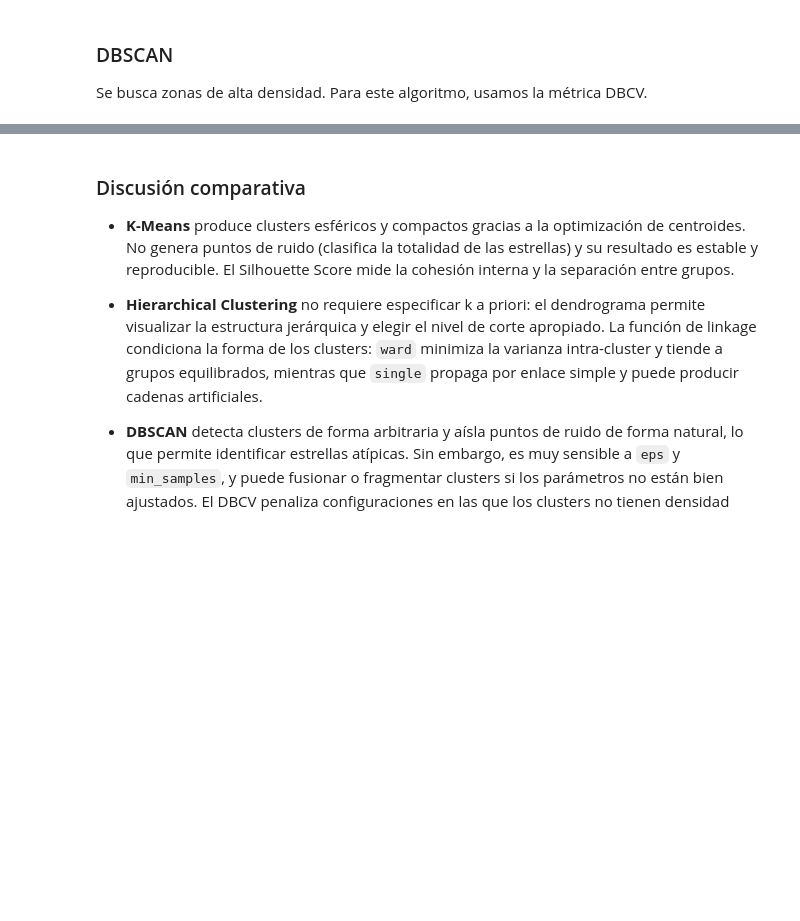
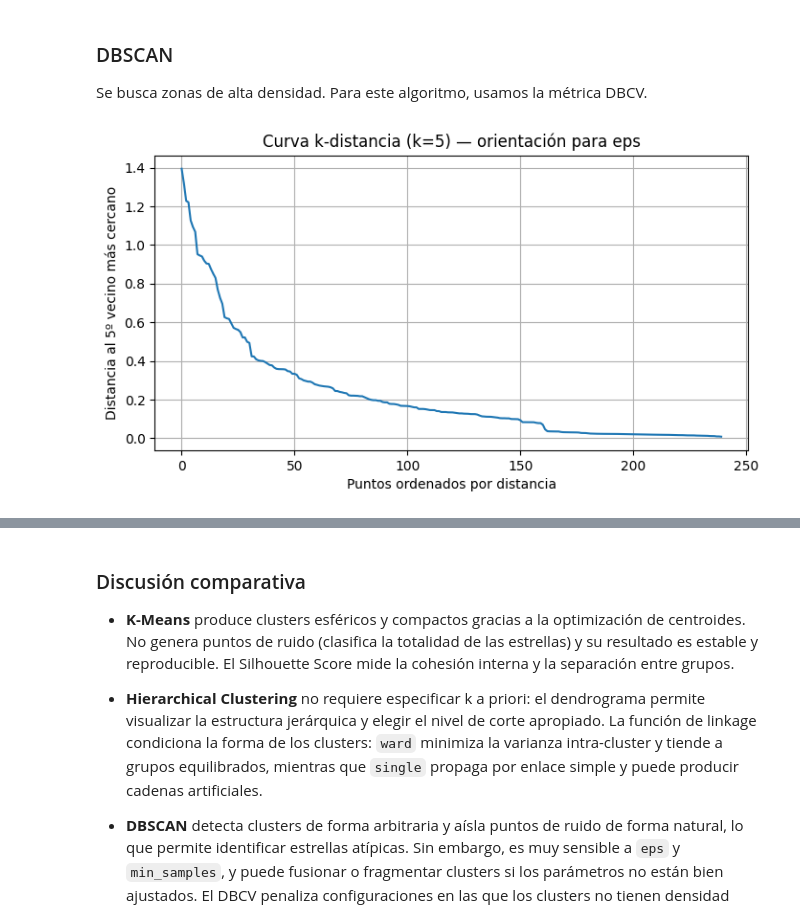
Before and after one commit to grialv1/P2-Aprendizaje-Automatico, a Jupyter notebook: practica2.ipynb, the cells around one changed output, grey strips where cells are left out. Cells and saved outputs as stored; diff of their text form; code cells hidden in the pictures; blank space fills up the shorter version.

```diff
--- a/practica2.ipynb
+++ b/practica2.ipynb
@@ -13,7 +13,7 @@ import numpy as np
 from sklearn.preprocessing import OrdinalEncoder
 
 # 1. Cargar el dataset
-df = pd.read_csv("starts_data.csv")
+df = pd.read_csv("stars_data.csv")
 
 # 2. Limpieza de la variable 'Color'
 # Unificamos los datos para que salgan de una misma forma
@@ -21,14 +21,16 @@ df['Color'] = df['Color'].str.lower().str.replace('-', ' ').str.strip()
 
 # Mapeo de unificación para agrupar términos sinónimos o muy similares
 color_unification = {
-    'blue white': 'blue-white',
-    'blue-white': 'blue-white',
+    'blue white':         'blue-white',
     'pale yellow orange': 'yellow-orange',
-    'white-yellow': 'yellow-white',
-    'yellowish white': 'yellow-white',
-    'yellowish': 'yellow',
-    'whitish': 'white'
+    'white yellow':       'yellow-white',
+    'yellow white':       'yellow-white',
+    'yellowish white':    'yellow-white',
+    'yellowish':          'yellow',
+    'whitish':            'white',
+    'orange red':         'orange',
 }
+
 df['Color'] = df['Color'].replace(color_unification)
 
 # 3. Definición del orden jerárquico (Ordinal)
@@ -215,63 +261,81 @@ from sklearn.neighbors import NearestNeighbors
 
 # Heurística k-distance para orientar la elección de eps
 k_nn = 5
-nbrs = NearestNeighbors(n_neighbors=k_nn).fit(df_pca)
-distances, _ = nbrs.kneighbors(df_pca)
+nbrs = NearestNeighbors(n_neighbors=k_nn).fit(X_pca)
+distances, _ = nbrs.kneighbors(X_pca)
 k_distances = np.sort(distances[:, k_nn - 1])[::-1]
 
 plt.figure(figsize=(8, 4))
 plt.plot(k_distances)
 plt.title(f'Curva k-distancia (k={k_nn}) — orientación para eps')
 plt.xlabel('Puntos ordenados por distancia')
 plt.ylabel(f'Distancia al {k_nn}º vecino más cercano')
 plt.grid(True)
 plt.show()
 
-# Grid search evaluado con DBCV
-eps_values   = [0.2, 0.3, 0.4, 0.5, 0.6, 0.7, 0.8, 1.0]
+# Grid adaptativo basado en los percentiles de la curva k-distance
+eps_values = np.round(np.linspace(
+    np.percentile(k_distances, 30),
+    np.percentile(k_distances, 95),
+    8
+), 3).tolist()
 min_s_values = [3, 5, 7, 10]
+print(f"Rango de eps a probar: {eps_values}\n")
 
 best_dbcv          = -np.inf
 best_eps           = None
 best_min_samples   = None
 best_dbscan_labels = None
 
-print(f"{'eps':>5}  {'min_s':>6}  {'clusters':>8}  {'ruido':>6}  {'DBCV':>8}")
-print("-" * 42)
+print(f"{'eps':>6}  {'min_s':>6}  {'clusters':>8}  {'ruido':>6}  {'DBCV':>8}")
+print("-" * 44)
 for eps in eps_values:
     for min_samples in min_s_values:
-        dbscan = DBSCAN(eps=eps, min_samples=min_samples)
-        labels = dbscan.fit_predict(X_pca)
-
+        labels = DBSCAN(eps=eps, min_samples=min_samples).fit_predict(X_pca)
         labels_set = set(labels)
         n_clusters = len(labels_set) - (1 if -1 in labels_set else 0)
+        n_noise    = int(np.sum(labels == -1))
 
         if n_clusters > 1:
             try:
-                score = hdbscan.validity.dbcv(X_pca, labels)
-                print(f"Hiperparámetros -> eps: {eps}, min_samples: {min_samples} | Clusters: {n_clusters} | DBCV Score: {score:.4f}")
+                score = hdbscan.validity.validity_index(
+                    X_pca.astype(np.float64), labels
+                )
+                print(f"{eps:>6.3f}  {min_samples:>6d}  {n_clusters:>8d}  "
+                      f"{n_noise:>6d}  {score:>8.4f}")
+                if score > best_dbcv:
+                    best_dbcv          = score
+                    best_eps           = eps
+                    best_min_samples   = min_samples
+                    best_dbscan_labels = labels
             except Exception as e:
-                continue
+                print(f"  [DBCV error eps={eps}, min_s={min_samples}]: {e}")
 
-print(f"\nMejor configuración → eps={best_eps}, min_samples={best_min_samples}, DBCV={best_dbcv:.4f}")
-n_final_clusters = len(set(best_dbscan_labels)) - 1
-n_noise_final    = int(np.sum(best_dbscan_labels == -1))
-print(f"Clusters: {n_final_clusters}  |  Puntos de ruido: {n_noise_final} ({100*n_noise_final/len(best_dbscan_labels):.1f}%)")
+if best_dbscan_labels is None:
+    print("\n  Ninguna combinación produjo más de 1 cluster válido.")
+else:
+    print(f"\nMejor configuración → eps={best_eps}, min_samples={best_min_samples}, "
+          f"DBCV={best_dbcv:.4f}")
 
-# Scatter plot con ruido diferenciado
-mask_core  = best_dbscan_labels != -1
-mask_noise = best_dbscan_labels == -1
+    n_final_clusters = len(set(best_dbscan_labels)) - (1 if -1 in best_dbscan_labels else 0)
+    n_noise_final    = int(np.sum(best_dbscan_labels == -1))
+    print(f"Clusters: {n_final_clusters}  |  Puntos de ruido: {n_noise_final} "
+          f"({100*n_noise_final/len(best_dbscan_labels):.1f}%)")
 
-plt.figure(figsize=(8, 6))
-sc = plt.scatter(df_pca.loc[mask_core,  'PC1'], df_pca.loc[mask_core,  'PC2'],
-                 c=best_dbscan_labels[mask_core], cmap='tab10',
-                 alpha=0.7, edgecolors='k', s=50, label='Cluster')
-plt.scatter(df_pca.loc[mask_noise, 'PC1'], df_pca.loc[mask_noise, 'PC2'],
-            c='black', marker='x', s=80, label=f'Ruido ({n_noise_final} pts)', zorder=5)
-plt.colorbar(sc, label='Cluster')
-plt.title(f'DBSCAN (eps={best_eps}, min_samples={best_min_samples})')
-plt.xlabel('PC1')
-plt.ylabel('PC2')
-plt.legend()
-plt.grid(True)
-plt.show()
+    mask_core  = best_dbscan_labels != -1
+    mask_noise = best_dbscan_labels == -1
+
+    plt.figure(figsize=(8, 6))
+    sc = plt.scatter(df_pca.loc[mask_core, 'PC1'], df_pca.loc[mask_core, 'PC2'],
+                     c=best_dbscan_labels[mask_core], cmap='tab10',
+                     alpha=0.7, edgecolors='k', s=50, label='Cluster')
+    if mask_noise.any():
+        plt.scatter(df_pca.loc[mask_noise, 'PC1'], df_pca.loc[mask_noise, 'PC2'],
+                    c='black', marker='x', s=80,
+                    label=f'Ruido ({n_noise_final} pts)', zorder=5)
+    plt.colorbar(sc, label='Cluster')
+    plt.title(f'DBSCAN (eps={best_eps}, min_samples={best_min_samples})')
+    plt.xlabel('PC1'); plt.ylabel('PC2')
+    plt.legend(); plt.grid(True); plt.show()
+# %% [output]
+[figure, added]
```
Also changed, not shown: parts of 9 cells of this notebook, 1 other file.
